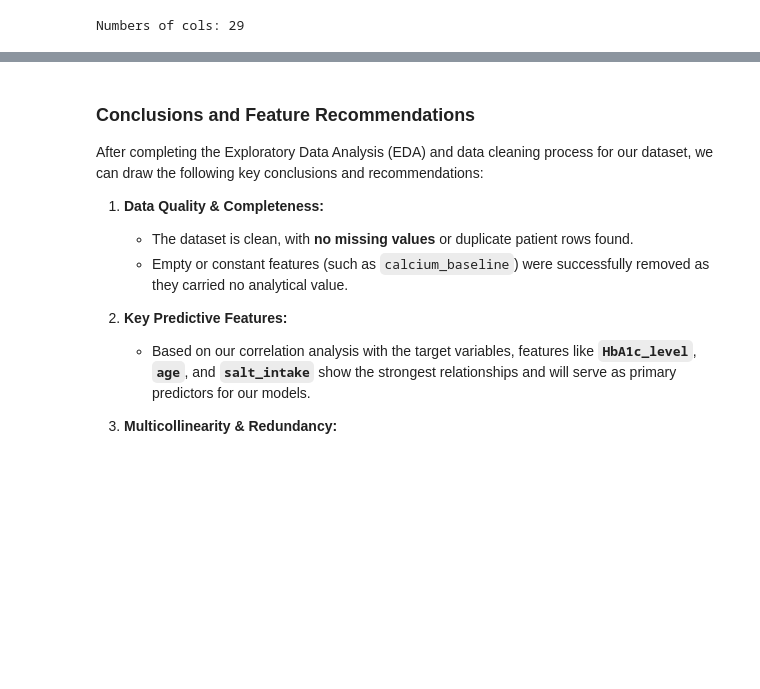
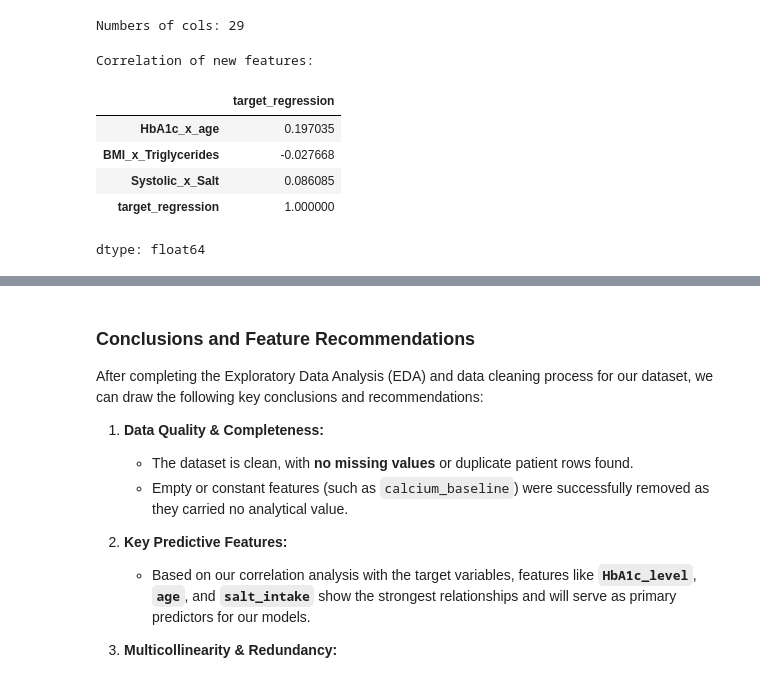
Before and after one commit to nwaryszak/APRAU, a Jupyter notebook: APRAU_Step1n.ipynb, the cells around one changed output, grey strips where cells are left out. Drawn from its saved outputs; the diff is of its cells as text; code cells hidden in the pictures; blank space fills up the shorter version.

```diff
--- a/APRAU_Step1n.ipynb
+++ b/APRAU_Step1n.ipynb
@@ -362,3 +372,23 @@ df_cleaned = df_cleaned.drop(columns=columns_to_drop_final, errors='ignore')
 print(f"Numbers of cols: {df_cleaned.shape[1]}")
 # %% [output]
 Numbers of cols: 29
+# %%
+# 1. Create new combined features
+df_cleaned['HbA1c_x_age'] = df_cleaned['HbA1c_level'] * df_cleaned['age']
+df_cleaned['BMI_x_Triglycerides'] = df_cleaned['bmi'] * df_cleaned['triglycerides']
+df_cleaned['Systolic_x_Salt'] = df_cleaned['systolic_bp'] * df_cleaned['salt_intake']
+
+# 2. Calculate correlation with target
+interaction_corr = df_cleaned[['HbA1c_x_age', 'BMI_x_Triglycerides', 'Systolic_x_Salt', 'target_regression']].corr()['target_regression']
+
+# 3. Show results
+print("Correlation of new features:")
+display(interaction_corr)
+# %% [output]
+Correlation of new features:
+|  | target_regression |
+| HbA1c_x_age | 0.197035 |
+| BMI_x_Triglycerides | -0.027668 |
+| Systolic_x_Salt | 0.086085 |
+| target_regression | 1.000000 |
+dtype: float64
```
Also changed, not shown: parts of 7 cells of this notebook.
